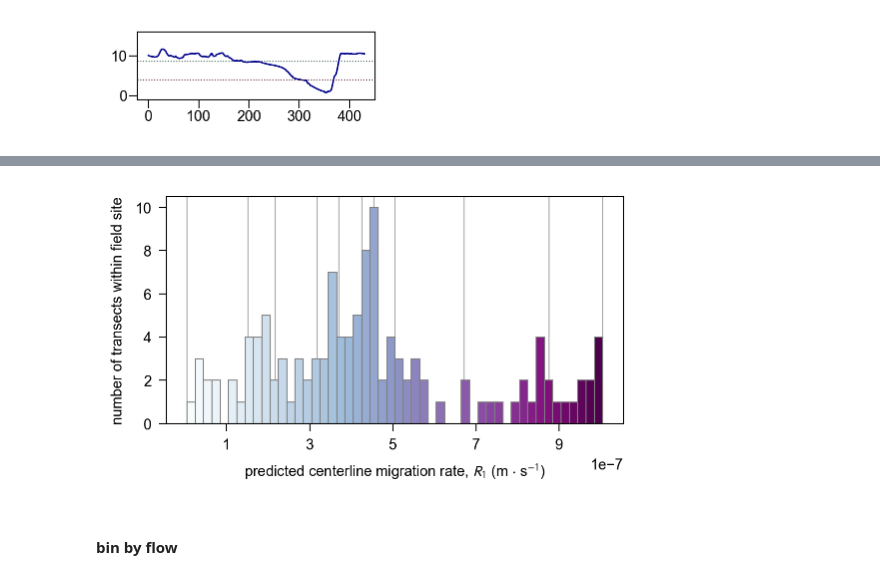
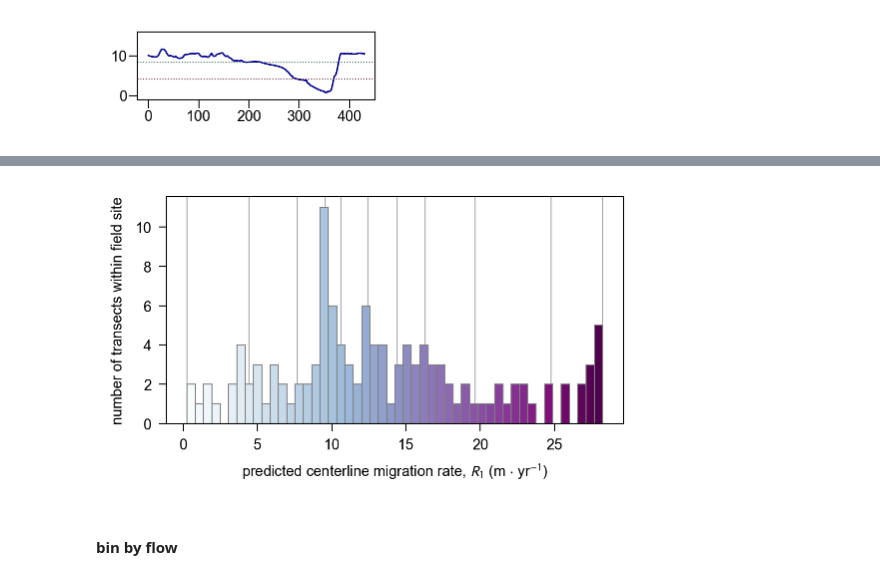
Before and after one commit to marielnelson/local-river-bank-erosion, a Jupyter notebook: 2_calculate-curvature.ipynb, the cells around one changed output, grey strips where cells are left out. Saved outputs shown, nothing was run; the diff lists cells and outputs as text; code cells hidden in the pictures.

```diff
--- a/2_calculate-curvature.ipynb
+++ b/2_calculate-curvature.ipynb
@@ -249,17 +138,24 @@ def migrate_one_step(x,y,z,W,kl,dt,k,Cf,D,pad,pad1,omega=-1.0,gamma=2.5):
     y[pad1:ns-pad+1] = y[pad1:ns-pad+1] - R1[pad1:ns-pad+1]*dx_ds*dt
     return curv, R1, x_old, y_old, x, y, s
 # %%
-curv, r1, x_old, y_old, x, y, s = migrate_one_step(x_2022,y_2022,z_2022,W,kl,dt,k,Cfs[0],D,pad,pad1,omega=-1.0,gamma=2.5)
+cfs_original = 0.01015
+
+curv, r1, x_old, y_old, x, y, s = migrate_one_step(x_2022,y_2022,z_2022,W,kl,dt,k,cfs_original,D,pad,pad1,omega=-1.0,gamma=2.5)
 out_dist = np.sqrt((x-x_old)**2 + (y-y_old)**2)
+
+r1 = r1 * 365 * 24 * 60 * 60 # convert from m / s to m / year
 
 centerline_df['curv'] = curv
 centerline_df['r1'] = r1
 centerline_df['s'] = s
 
-# Cfs = .01 * np.ones((nit,))
+cfs_02 = 1
 
-# curv, r1_02, x_old, y_old, x, y, s = migrate_one_step(x_2022,y_2022,z_2022,W,kl,dt,k,Cfs[0],D,pad,pad1,omega=-1.0,gamma=2.5)
-# out_dist = np.sqrt((x-x_old)**2 + (y-y_old)**2)
+curv_02, r1_02, x_old_02, y_old_02, x_02, y_02, s_02 = migrate_one_step(x_2022,y_2022,z_2022,W,kl,dt,k,cfs_02,D,pad,pad1,omega=-1.0,gamma=2.5)
+out_dist_02 = np.sqrt((x_02-x_old_02)**2 + (y_02-y_old_02)**2)
+
+centerline_df['r1_02'] = r1_02
+centerline_df['s_02'] = s_02
 # %%
 fig, ax = plt.subplots(figsize=(10, 2))
 scatter = ax.scatter(s, curv, s=2, label='curvature', color='blue')
@@ -364,5 +262,5 @@ fig.colorbar(scatter, label='r1')
 # %%
-alpha_metadata = pd.read_parquet('data/alpha_metadata.parquet')
+alpha_metadata = pd.read_parquet('2_intermediate-data/alpha_metadata.parquet')
 # %%
 alpha_metadata.groupby('transect_idx')['area'].median().describe()
 # %% [output]
@@ -382,7 +280,7 @@ curvature_erosion.loc[curvature_erosion['transect_idx'] >= 82, 'bend'] = 2
 
 date_pairs = curvature_erosion[['alphashape_survey_date_1', 'alphashape_survey_date_2']].drop_duplicates()
 
-flow = pd.read_parquet('data/hf_liberty_corr_final_2007-09-30_2024-10-01.parquet')
+flow = pd.read_parquet('1_input-data/hf_liberty_corr_final_2007-09-30_2025-10-01.parquet')
 
 lookup = []
 for _, row in date_pairs.iterrows():
@@ -483,3 +400,12 @@ curvature_erosion['med_area'] = curvature_erosion.groupby(['bend', 'alphashape_s
 curvature_erosion['relative_area_med'] = curvature_erosion['area'] / curvature_erosion['med_area']
 
 curvature_erosion['summed_area'] = curvature_erosion.groupby('transect_idx')['area'].transform('sum')
+# %%
+curvature_erosion['survey_interval_yrs'] = (
+    (curvature_erosion['alphashape_survey_date_2'] -
+     curvature_erosion['alphashape_survey_date_1']).dt.days / 365.25
+)
+
+curvature_erosion['mean_retreat_m'] = curvature_erosion['area'] / 6.0
+curvature_erosion['mean_retreat_rate_m_yr'] = curvature_erosion['mean_retreat_m'] / curvature_erosion['survey_interval_yrs']
+curvature_erosion
@@ -504,27 +444,27 @@ curvature_erosion_threshold = curvature_erosion[curvature_erosion['area'] > 1.5]
 # %%
 fig, ax = plt.subplots(figsize=(10 * centimeters, 5 * centimeters))
 counts, hist_edges, patches = ax.hist(abs(curvature_erosion['r1'].unique()), bins=50)
 hist_centers = (hist_edges[:-1] + hist_edges[1:]) / 2
 
 norm = plt.Normalize(vmin=hist_centers.min(), vmax=hist_centers.max())
 cmap = plt.cm.BuPu
 
 for i, patch in enumerate(patches):
     color = cmap(norm(hist_centers[i]))
     patch.set_facecolor(color)
     patch.set_edgecolor('gray')
     patch.set_linewidth(0.5)
 
 # add vertical lines at bin edges
 for edge in bin_edges:
     ax.axvline(edge, color='gray', linewidth=0.5, alpha=0.7, zorder=0)
 
-ax.set_xticks(np.arange(1, 10, 2) * 1e-7)
-ax.set_xlabel('predicted centerline migration rate, $R_{1}$ (m $\cdot$ s$^{-1}$)')
+# ax.set_xticks(np.arange(1, 10, 2) * 1e-7)
+ax.set_xlabel('predicted centerline migration rate, $R_{1}$ (m $\cdot$ yr$^{-1}$)')
 ax.set_ylabel('number of transects within field site')
-fig.savefig('curvature_histogram.pdf', bbox_inches='tight', pad_inches=0.05)
+fig.savefig('3_output-data/figures/curvature_histogram.pdf', bbox_inches='tight', pad_inches=0.05)
 # %% [output]
-[figure, old version]
+[figure, new version]
 # %%
 # colored by qcut bins
 
```
Also changed, not shown: parts of 21 cells of this notebook.
